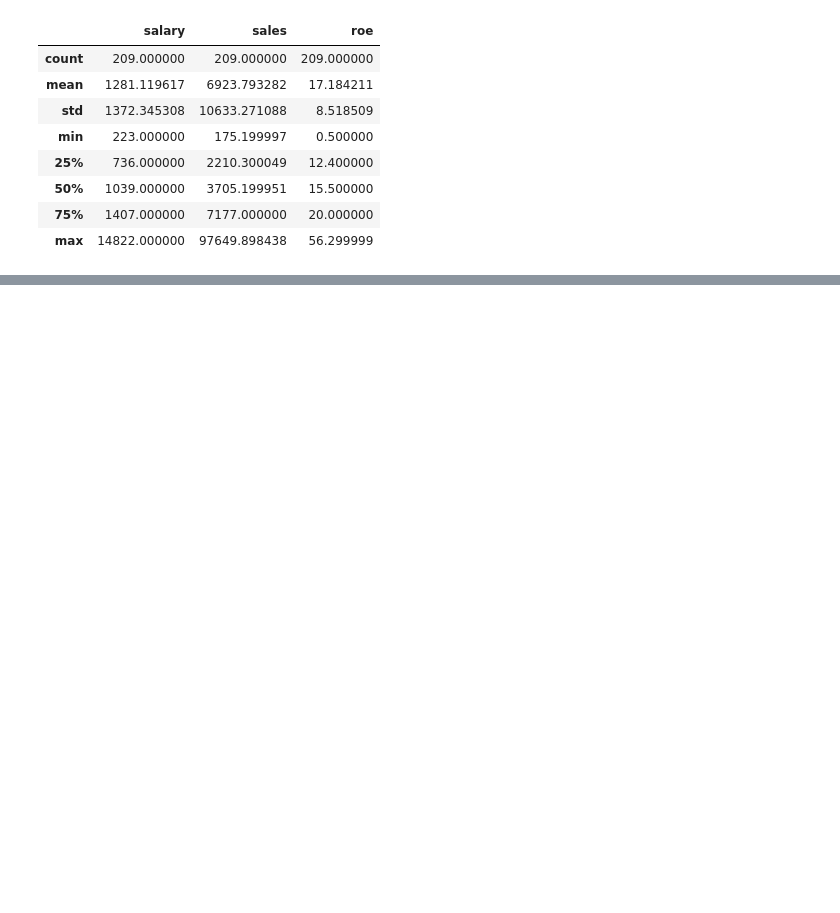
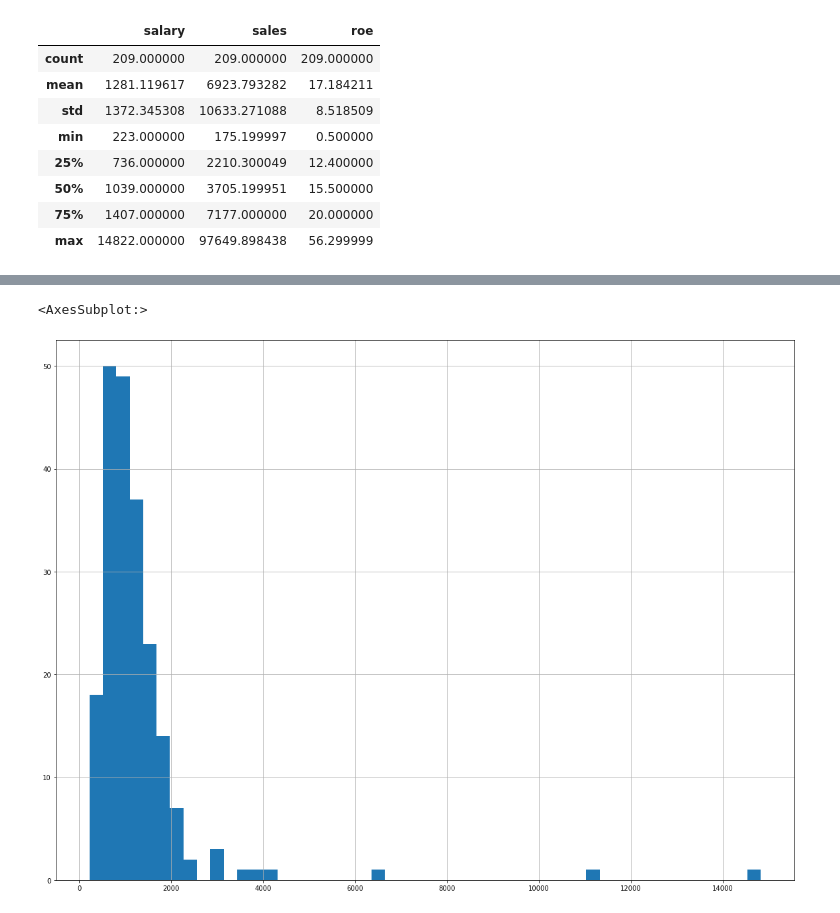
Before and after one commit to wanjuson/analyst_engineer, a Jupyter notebook: B2_1 data explore.ipynb, the cells around one changed output, grey strips where cells are left out. Cells and saved outputs as stored; diff of their text form; code cells hidden in the pictures; blank space fills up the shorter version.

```diff
--- a/B2_1 data explore.ipynb
+++ b/B2_1 data explore.ipynb
@@ -101,0 +155,5 @@ dtype: float64
+# %%
+data['salary'].hist(bins=50, figsize=(20,15))
+# %% [output]
+<AxesSubplot:>
+[figure, added]
```
Also changed, not shown: parts of 37 cells of this notebook.
